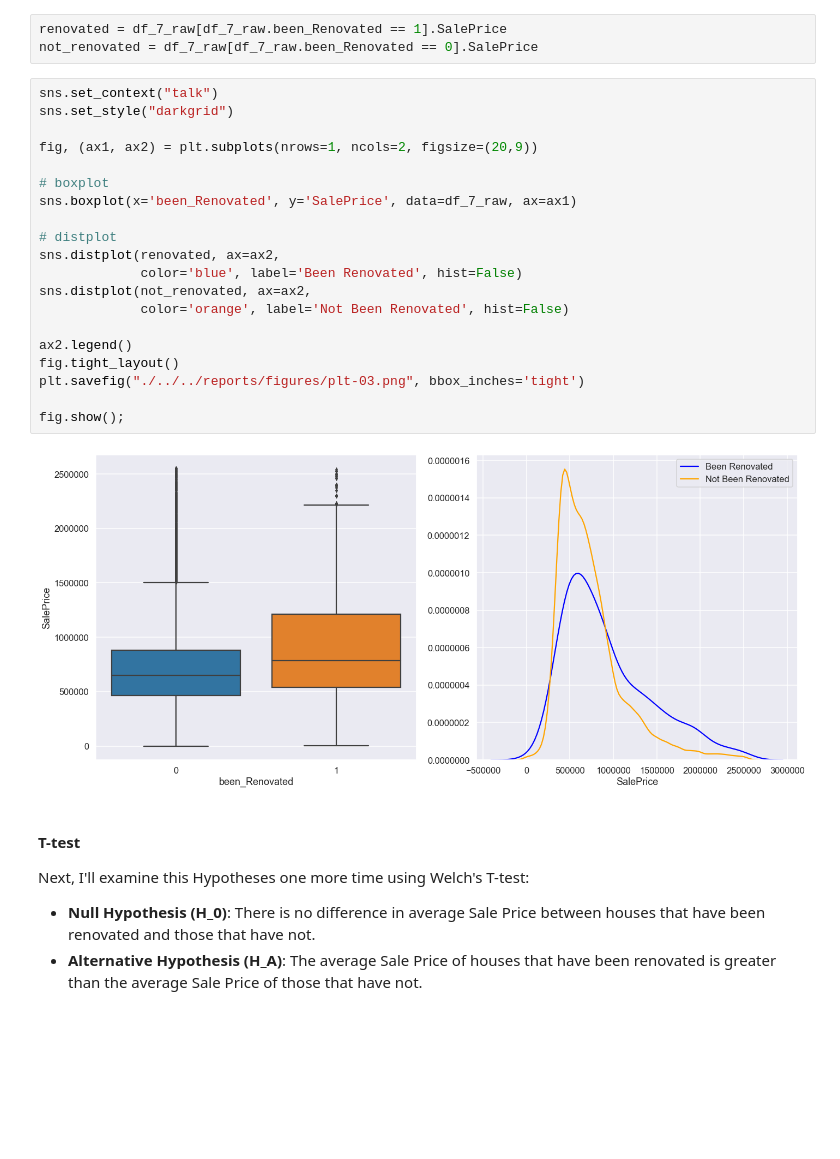
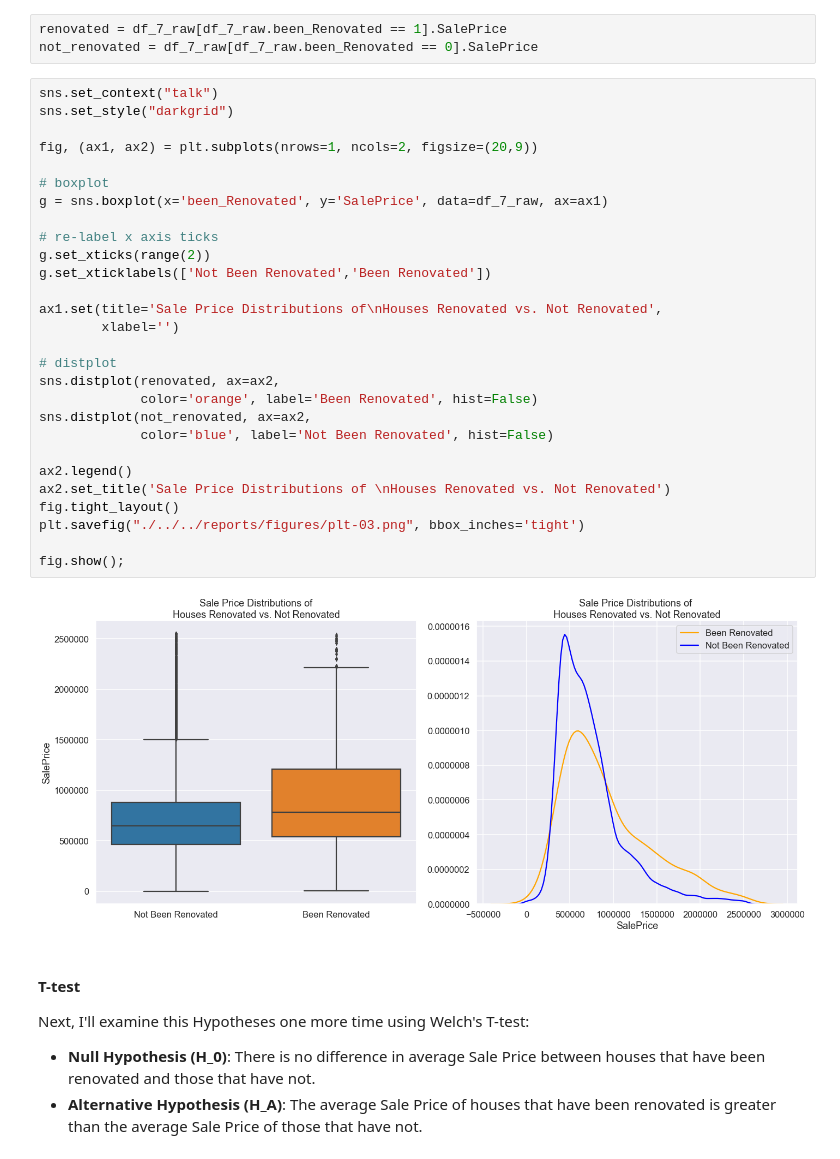
Before and after one commit to chibui191/110920-pt-phase-2-project, a Jupyter notebook: notebooks/report/final_notebook.ipynb, the cells around one changed output. Cells and saved outputs as stored; diff of their text form; blank space fills up the shorter version.

```diff
--- a/notebooks/report/final_notebook.ipynb
+++ b/notebooks/report/final_notebook.ipynb
@@ -1344,25 +1344,33 @@ not_renovated = df_7_raw[df_7_raw.been_Renovated == 0].SalePrice
 # %%
 sns.set_context("talk")
 sns.set_style("darkgrid")
 
 fig, (ax1, ax2) = plt.subplots(nrows=1, ncols=2, figsize=(20,9))
 
 # boxplot
-sns.boxplot(x='been_Renovated', y='SalePrice', data=df_7_raw, ax=ax1)
+g = sns.boxplot(x='been_Renovated', y='SalePrice', data=df_7_raw, ax=ax1)
+
+# re-label x axis ticks
+g.set_xticks(range(2))
+g.set_xticklabels(['Not Been Renovated','Been Renovated'])
+
+ax1.set(title='Sale Price Distributions of\nHouses Renovated vs. Not Renovated',
+        xlabel='')
 
 # distplot
 sns.distplot(renovated, ax=ax2,
-             color='blue', label='Been Renovated', hist=False)
+             color='orange', label='Been Renovated', hist=False)
 sns.distplot(not_renovated, ax=ax2,
-             color='orange', label='Not Been Renovated', hist=False)
+             color='blue', label='Not Been Renovated', hist=False)
 
 ax2.legend()
+ax2.set_title('Sale Price Distributions of \nHouses Renovated vs. Not Renovated')
 fig.tight_layout()
 plt.savefig("./../../reports/figures/plt-03.png", bbox_inches='tight')
 
 fig.show();
 # %% [output]
-[figure, old version]
+[figure, new version]
 # %% [markdown]
 #### T-test
 
```
Also changed, not shown: parts of 7 cells of this notebook, 3 other files.
